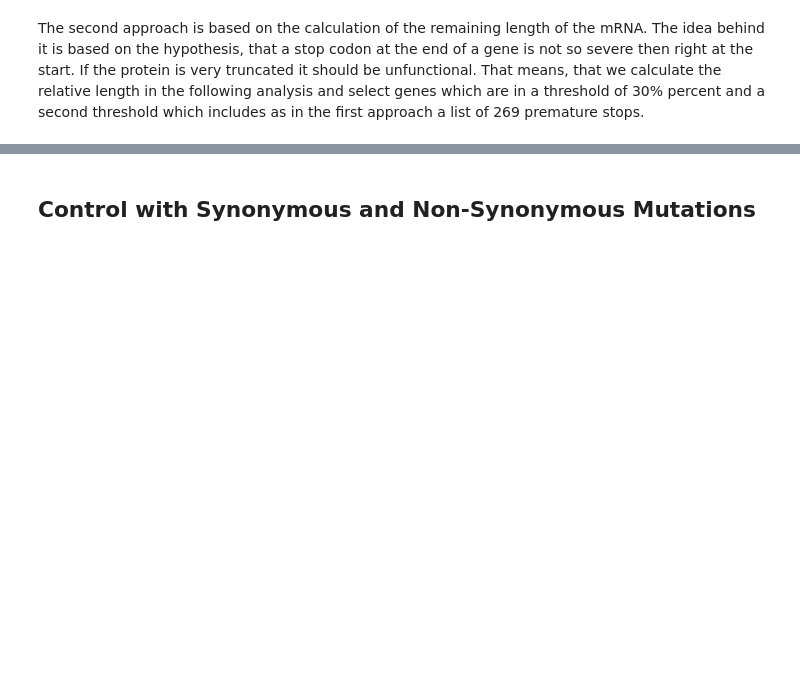
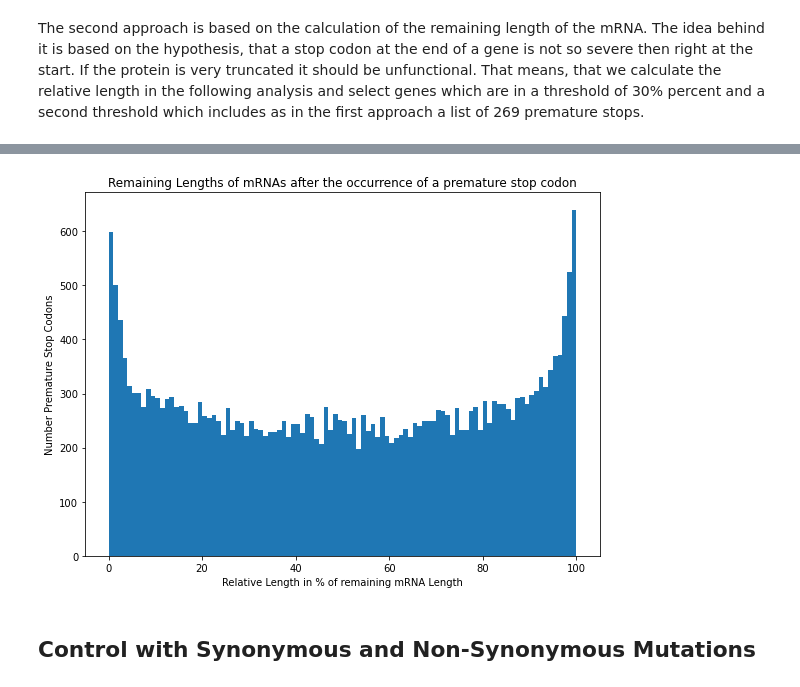
Before and after one commit to laurasteinmann/Premature_Stop_Codons, a Jupyter notebook: results/Premature_Stop_Codons.ipynb, the cells around one changed output, grey strips where cells are left out. Saved outputs shown, nothing was run; the diff lists cells and outputs as text; code cells hidden in the pictures; blank space fills up the shorter version.

Commit message:
Remaining Length Premature Stop Codons figure

```diff
--- a/results/Premature_Stop_Codons.ipynb
+++ b/results/Premature_Stop_Codons.ipynb
@@ -200,2 +216,20 @@ The second approach is based on the calculation of the remaining length of the m
+# %%
+import matplotlib.pyplot as plt
+
+relative_length = results_table.Relative_Length
+
+fig = plt.figure(figsize=(8, 6))
+gs = fig.add_gridspec(1, 1)
+ax1 = fig.add_subplot(gs[0, 0])
+ax1.hist(relative_length, bins=100);
+ax1.set_xlabel('Relative Length in % of remaining mRNA Length')
+ax1.set_ylabel('Number Premature Stop Codons')
+ax1.set_title('Remaining Lengths of mRNAs after the occurrence of a premature stop codon')
+fig.tight_layout()
+output_file = "figures/Remaining_Length.png"
+plt.savefig(output_file, dpi=700, facecolor='w')
+plt.show()
+# %% [output]
+[figure, added]
 # %% [markdown]
 ## Control with Synonymous and Non-Synonymous Mutations
```
Also changed, not shown: parts of 1 cell of this notebook, 1 other file.
